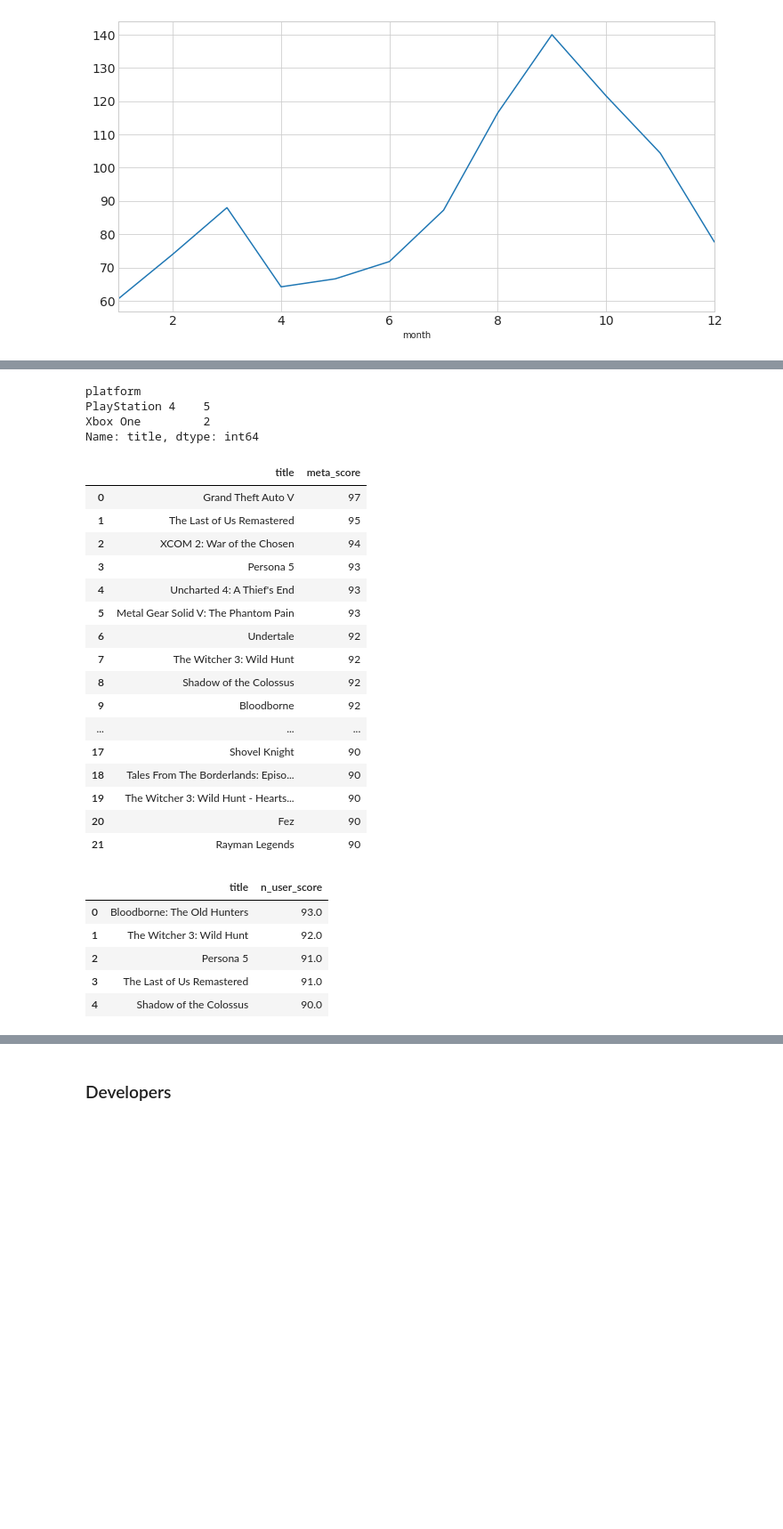
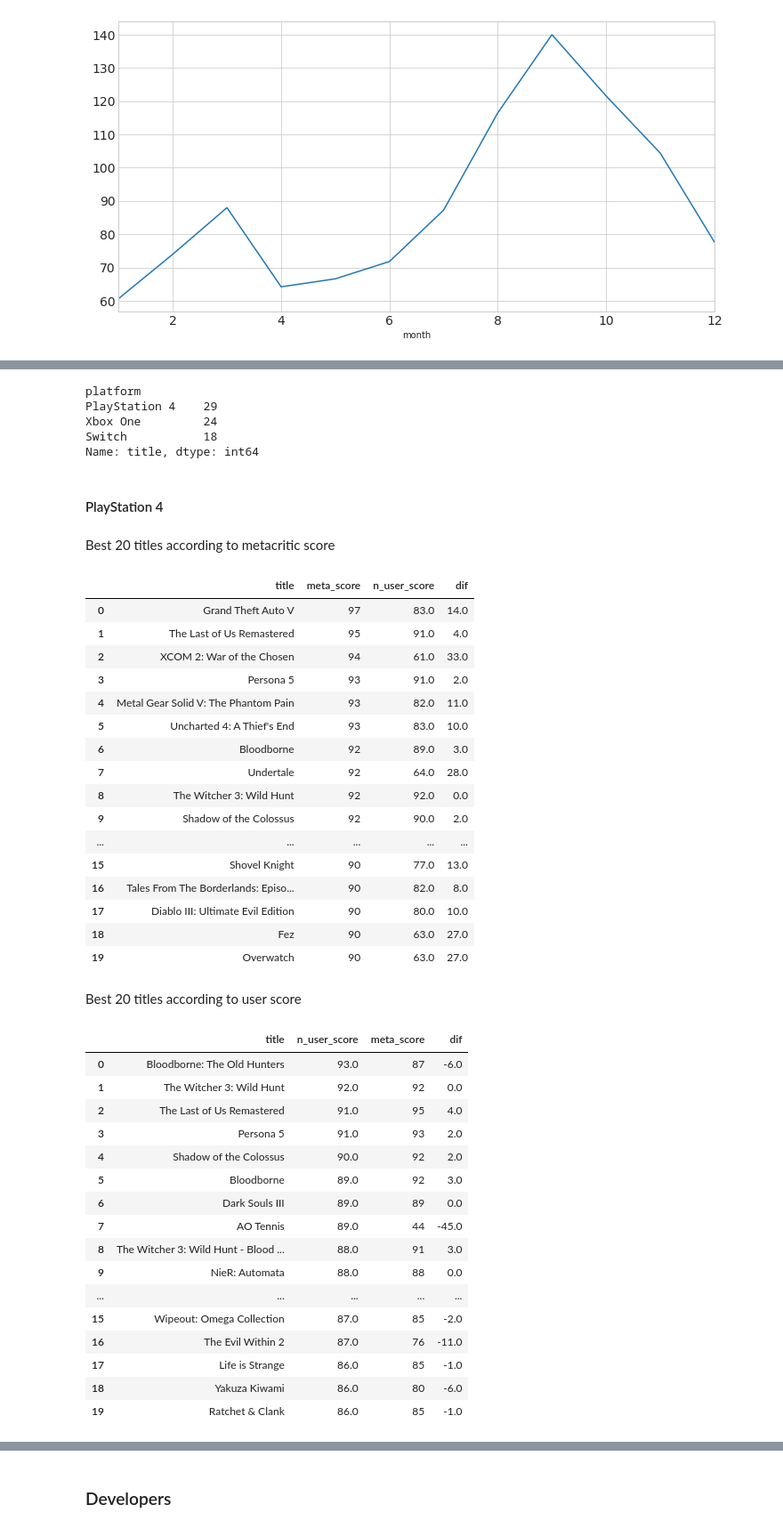
Before and after one commit to martinpella/metacritic, a Jupyter notebook: eda.ipynb, the cells around one changed output, grey strips where cells are left out. Shown at 89% size. Drawn from its saved outputs; the diff is of its cells as text; code cells hidden in the pictures; blank space fills up the shorter version.

```diff
--- a/eda.ipynb
+++ b/eda.ipynb
@@ -92,9 +117,10 @@ Name: title, dtype: int64
 # %%
-tmp.loc[tmp['n_user_score'] >= 90].groupby('platform')['title'].count().sort_values(ascending=False)
+tmp.loc[tmp['n_user_score'] >= 85].groupby('platform')['title'].count().sort_values(ascending=False)
 # %% [output]
 platform
-PlayStation 4    5
-Xbox One         2
+PlayStation 4    29
+Xbox One         24
+Switch           18
 Name: title, dtype: int64
 # %%
 tmp['dif'] = tmp['meta_score'] - tmp['n_user_score']
@@ -102,32 +128,49 @@ tmp['dif'] = tmp['meta_score'] - tmp['n_user_score']
 ps4 = tmp.loc[tmp['platform'] == 'PlayStation 4']
 xone = tmp.loc[tmp['platform'] == 'Xbox One']
 switch = tmp.loc[tmp['platform'] == 'Switch']
+# %% [markdown]
+#### PlayStation 4
+# %% [markdown]
+Best 20 titles according to metacritic score
 # %%
-ps4.loc[ps4['meta_score'] >= 90, ('title', 'meta_score')].sort_values('meta_score', ascending=False).reset_index(drop=True)
+ps4.sort_values('meta_score', ascending=False).reset_index(drop=True)[['title', 'meta_score', 'n_user_score', 'dif']][:20]
 # %% [output]
-|  | title | meta_score |
-| 0 | Grand Theft Auto V | 97 |
-| 1 | The Last of Us Remastered | 95 |
-| 2 | XCOM 2: War of the Chosen | 94 |
-| 3 | Persona 5 | 93 |
-| 4 | Uncharted 4: A Thief's End | 93 |
-| 5 | Metal Gear Solid V: The Phantom Pain | 93 |
-| 6 | Undertale | 92 |
-| 7 | The Witcher 3: Wild Hunt | 92 |
-| 8 | Shadow of the Colossus | 92 |
-| 9 | Bloodborne | 92 |
-| ... | ... | ... |
-| 17 | Shovel Knight | 90 |
-| 18 | Tales From The Borderlands: Episo... | 90 |
-| 19 | The Witcher 3: Wild Hunt - Hearts... | 90 |
-| 20 | Fez | 90 |
-| 21 | Rayman Legends | 90 |
+|  | title | meta_score | n_user_score | dif |
+| 0 | Grand Theft Auto V | 97 | 83.0 | 14.0 |
+| 1 | The Last of Us Remastered | 95 | 91.0 | 4.0 |
+| 2 | XCOM 2: War of the Chosen | 94 | 61.0 | 33.0 |
+| 3 | Persona 5 | 93 | 91.0 | 2.0 |
+| 4 | Metal Gear Solid V: The Phantom Pain | 93 | 82.0 | 11.0 |
+| 5 | Uncharted 4: A Thief's End | 93 | 83.0 | 10.0 |
+| 6 | Bloodborne | 92 | 89.0 | 3.0 |
+| 7 | Undertale | 92 | 64.0 | 28.0 |
+| 8 | The Witcher 3: Wild Hunt | 92 | 92.0 | 0.0 |
+| 9 | Shadow of the Colossus | 92 | 90.0 | 2.0 |
+| ... | ... | ... | ... | ... |
+| 15 | Shovel Knight | 90 | 77.0 | 13.0 |
+| 16 | Tales From The Borderlands: Episo... | 90 | 82.0 | 8.0 |
+| 17 | Diablo III: Ultimate Evil Edition | 90 | 80.0 | 10.0 |
+| 18 | Fez | 90 | 63.0 | 27.0 |
+| 19 | Overwatch | 90 | 63.0 | 27.0 |
+# %% [markdown]
+Best 20 titles according to user score
 # %%
-ps4.loc[ps4['n_user_score'] >= 90, ('title', 'n_user_score')].sort_values('n_user_score', ascending=False).reset_index(drop=True)
+ps4.sort_values('n_user_score', ascending=False).reset_index(drop=True)[['title', 'n_user_score', 'meta_score', 'dif']][:20]
 # %% [output]
-|  | title | n_user_score |
-| 0 | Bloodborne: The Old Hunters | 93.0 |
-| 1 | The Witcher 3: Wild Hunt | 92.0 |
-| 2 | Persona 5 | 91.0 |
-| 3 | The Last of Us Remastered | 91.0 |
-| 4 | Shadow of the Colossus | 90.0 |
+|  | title | n_user_score | meta_score | dif |
+| 0 | Bloodborne: The Old Hunters | 93.0 | 87 | -6.0 |
+| 1 | The Witcher 3: Wild Hunt | 92.0 | 92 | 0.0 |
+| 2 | The Last of Us Remastered | 91.0 | 95 | 4.0 |
+| 3 | Persona 5 | 91.0 | 93 | 2.0 |
+| 4 | Shadow of the Colossus | 90.0 | 92 | 2.0 |
+| 5 | Bloodborne | 89.0 | 92 | 3.0 |
+| 6 | Dark Souls III | 89.0 | 89 | 0.0 |
+| 7 | AO Tennis | 89.0 | 44 | -45.0 |
+| 8 | The Witcher 3: Wild Hunt - Blood ... | 88.0 | 91 | 3.0 |
+| 9 | NieR: Automata | 88.0 | 88 | 0.0 |
+| ... | ... | ... | ... | ... |
+| 15 | Wipeout: Omega Collection | 87.0 | 85 | -2.0 |
+| 16 | The Evil Within 2 | 87.0 | 76 | -11.0 |
+| 17 | Life is Strange | 86.0 | 85 | -1.0 |
+| 18 | Yakuza Kiwami | 86.0 | 80 | -6.0 |
+| 19 | Ratchet & Clank | 86.0 | 85 | -1.0 |
```
Also changed, not shown: parts of 66 cells of this notebook.
